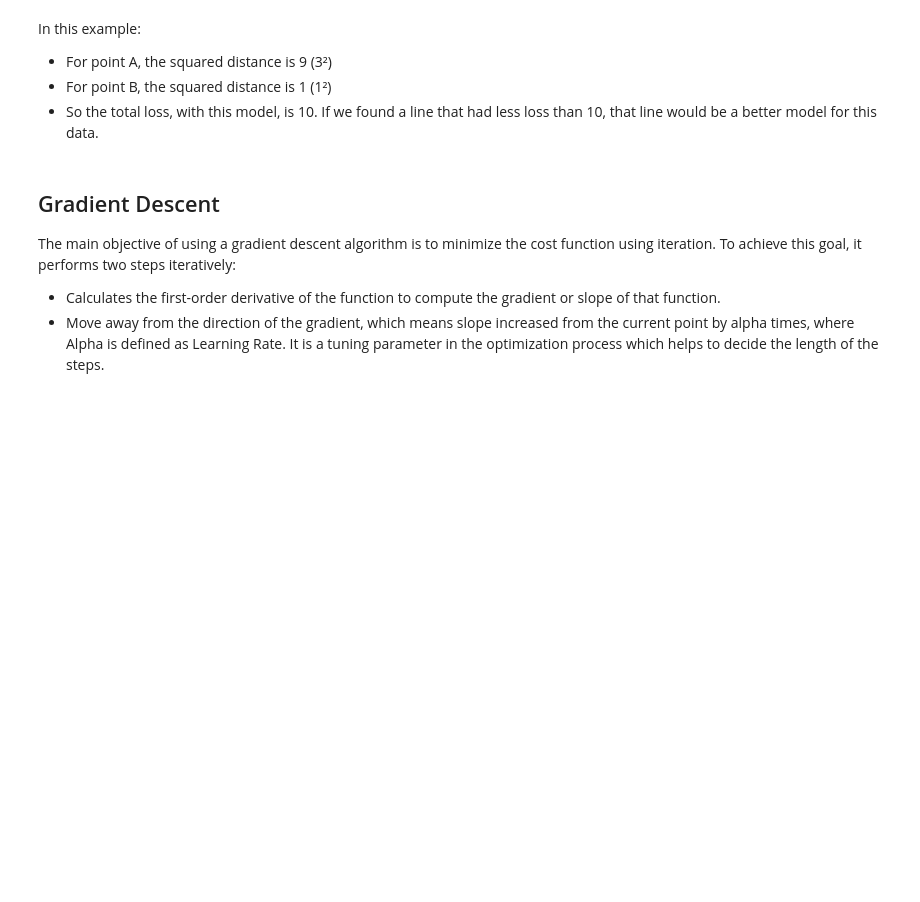
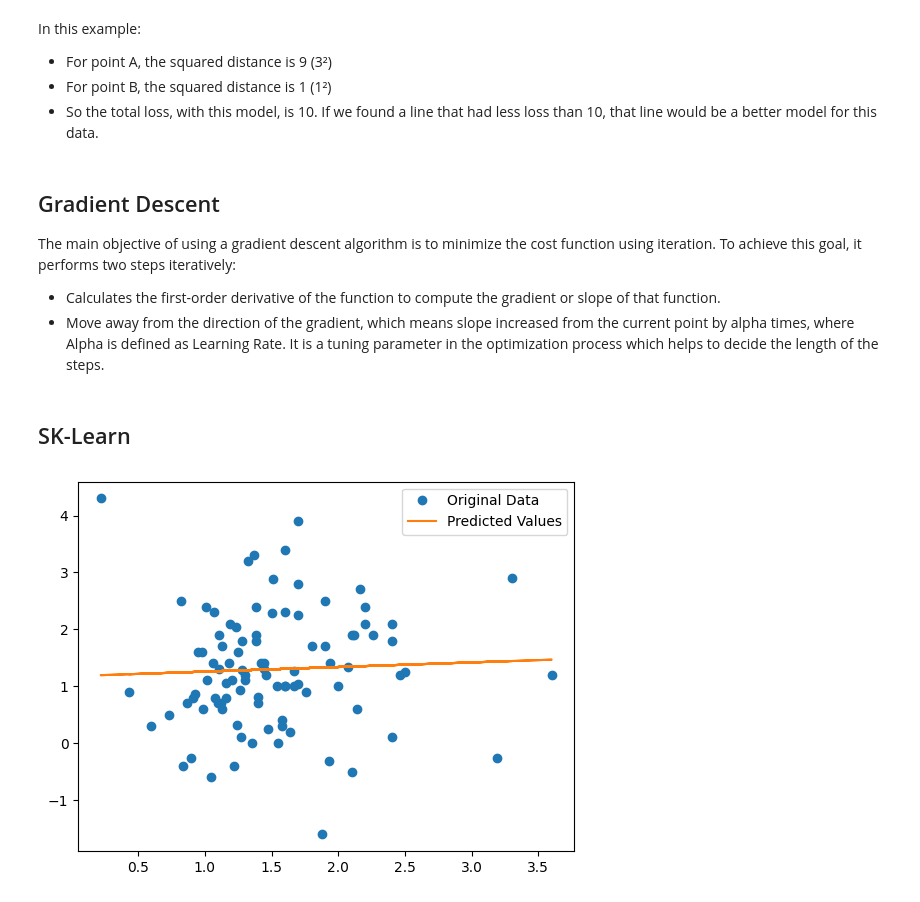
Before and after one commit to dpons222/ML-AI-Self-Learning, a Jupyter notebook: Machine Learning/machine_learning.ipynb, the cells around one changed output. Drawn from its saved outputs; the diff is of its cells as text; code cells hidden in the pictures; blank space fills up the shorter version.

```diff
--- a/Machine Learning/machine_learning.ipynb
+++ b/Machine Learning/machine_learning.ipynb
@@ -115,3 +117,33 @@ The main objective of using a gradient descent algorithm is to minimize the cost
 
 - Calculates the first-order derivative of the function to compute the gradient or slope of that function.
 - Move away from the direction of the gradient, which means slope increased from the current point by alpha times, where Alpha is defined as Learning Rate. It is a tuning parameter in the optimization process which helps to decide the length of the steps.
+# %% [markdown]
+## SK-Learn
+# %%
+from sklearn.linear_model import LinearRegression
+df = pd.read_csv('CSVs/protein_intake.csv')
+
+df = df.dropna(subset=['Protein intake (g/kg/day)']) # for this example, simply removed
+# all NANS since linear regression cannot take NANs
+
+X = df[['Protein intake (g/kg/day)']]
+y = df['LBM change (kg)']
+
+
+line_fitter = LinearRegression() #create object of LinearRegression class
+line_fitter.fit(X, y) # trains the model / line
+
+y_predictions = line_fitter.predict(X) # y_predictions can be used to make predictions
+
+plt.plot(X, y, 'o', label='Original Data')  # Label for clarity
+plt.plot(X, y_predictions, label='Predicted Values')  # Plot predicted values
+plt.legend()  # Show labels in the plot
+plt.show()
+
+
+
+
+
+# plt.show(X,y,'o')
+# %% [output]
+[figure, added]
```
Also changed, not shown: parts of 2 cells of this notebook, 6 other files.
